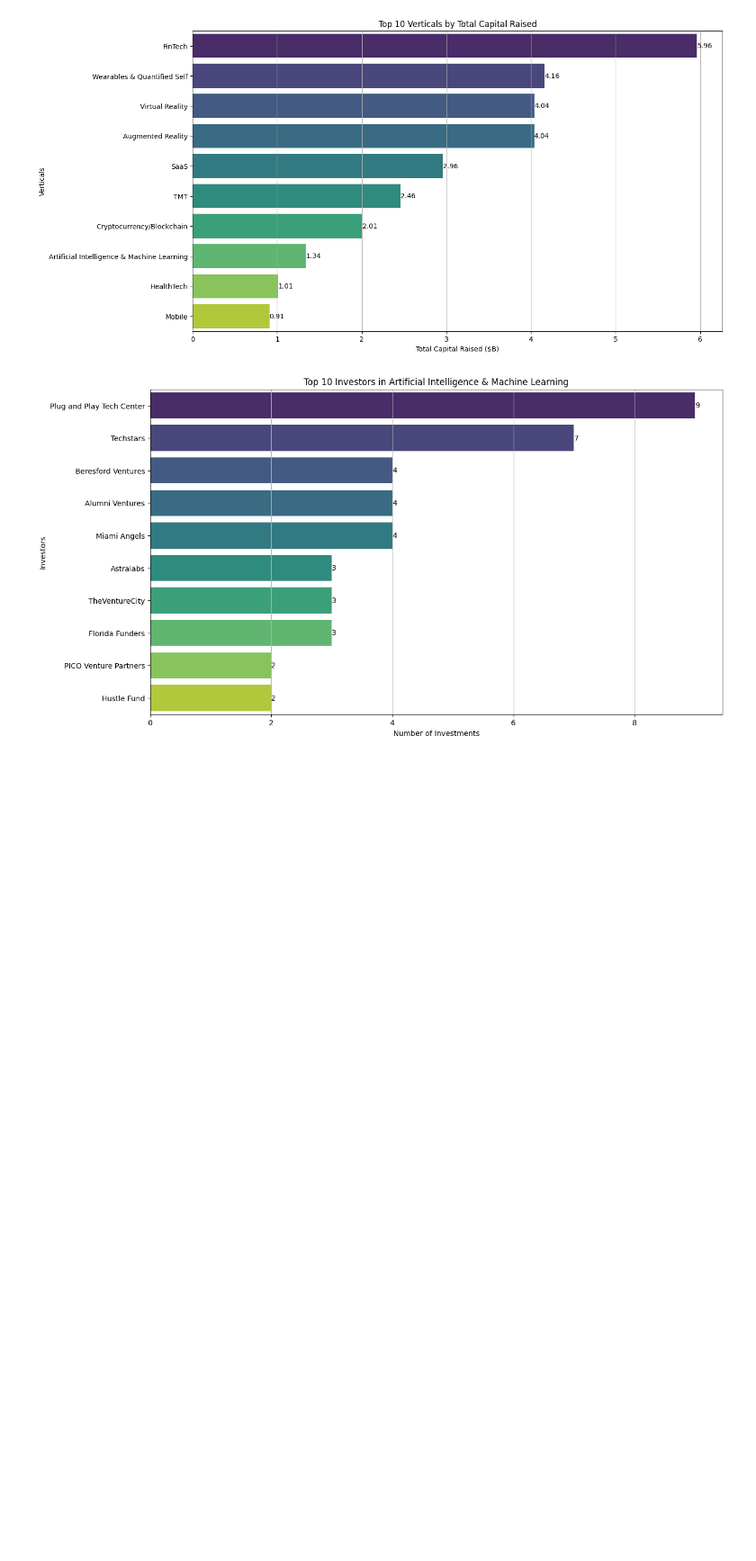
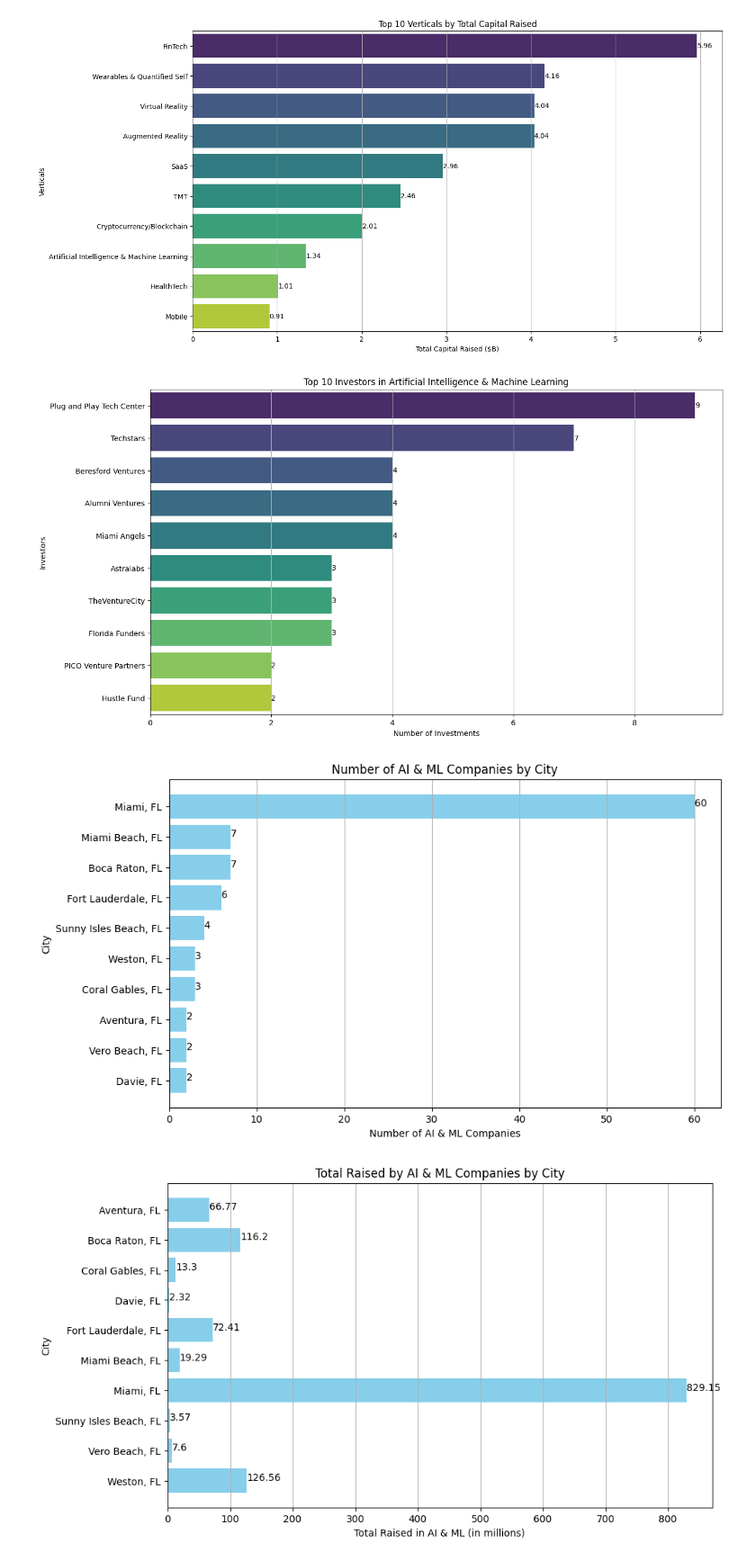
Before and after one commit to brhnsebin/asg3, a Jupyter notebook: selected-core-tech-area.ipynb, the cells around one changed output. Shown at 90% size. Saved outputs shown, nothing was run; the diff lists cells and outputs as text; code cells hidden in the pictures; blank space fills up the shorter version.

Commit message:
Kaggle Notebook | Selected Core Tech Area | Version 12

```diff
--- a/selected-core-tech-area.ipynb
+++ b/selected-core-tech-area.ipynb
@@ -410,3 +410,69 @@ plt.show()
 # %% [output]
 [figure]
 [figure]
+# %%
+# Import necessary libraries
+import pandas as pd
+import matplotlib.pyplot as plt
+
+# Load the Excel file
+data = pd.read_excel("/kaggle/input/miamicompanies/Miami Companies who raised since 2020.xlsx", header=8)
+
+# Split the 'Verticals' column into separate rows
+split_verticals = data.assign(Verticals=data['Verticals'].str.split(',')).explode('Verticals')
+
+# Trim whitespace
+split_verticals['Verticals'] = split_verticals['Verticals'].str.strip()
+
+# Filter for companies in the 'Artificial Intelligence & Machine Learning' vertical
+ai_ml_data = split_verticals[split_verticals['Verticals'] == 'Artificial Intelligence & Machine Learning']
+
+# Number of companies in this vertical by city
+ai_ml_companies_by_city = ai_ml_data['HQ Location'].value_counts()
+
+# Total raised money by these companies by city
+ai_ml_total_raised_by_city = ai_ml_data.groupby('HQ Location')['Total Raised'].sum()
+
+# Convert the series to dataframes for easier manipulation
+ai_ml_companies_by_city_df = ai_ml_companies_by_city.reset_index()
+ai_ml_companies_by_city_df.columns = ['HQ Location', 'Number of Companies']
+
+ai_ml_total_raised_by_city_df = ai_ml_total_raised_by_city.reset_index()
+ai_ml_total_raised_by_city_df.columns = ['HQ Location', 'Total Raised in AI & ML']
+
+# Display the top 10 cities by number of companies
+ai_ml_companies_by_city_df_top_10 = ai_ml_companies_by_city_df.head(10)
+
+# Plot the number of AI & ML companies in the top 10 cities
+plt.figure(figsize=(10,6))
+plt.barh(ai_ml_companies_by_city_df_top_10['HQ Location'][::-1], ai_ml_companies_by_city_df_top_10['Number of Companies'][::-1], color='skyblue')
+plt.xlabel('Number of AI & ML Companies')
+plt.ylabel('City')
+plt.title('Number of AI & ML Companies by City')
+plt.grid(axis='x')
+
+# Add data labels
+for index, value in enumerate(ai_ml_companies_by_city_df_top_10['Number of Companies'][::-1]):
+    plt.text(value, index, str(value))
+
+plt.show()
+
+# Display the total raised money by these companies in the top 10 cities
+ai_ml_total_raised_by_city_df_top_10 = ai_ml_total_raised_by_city_df[ai_ml_total_raised_by_city_df['HQ Location'].isin(ai_ml_companies_by_city_df_top_10['HQ Location'])]
+
+# Plot the total raised money by AI & ML companies in the top 10 cities
+plt.figure(figsize=(10,6))
+plt.barh(ai_ml_total_raised_by_city_df_top_10['HQ Location'][::-1], ai_ml_total_raised_by_city_df_top_10['Total Raised in AI & ML'][::-1], color='skyblue')
+plt.xlabel('Total Raised in AI & ML (in millions)')
+plt.ylabel('City')
+plt.title('Total Raised by AI & ML Companies by City')
+plt.grid(axis='x')
+
+# Add data labels
+for index, value in enumerate(ai_ml_total_raised_by_city_df_top_10['Total Raised in AI & ML'][::-1]):
+    plt.text(value, index, str(round(value, 2)))
+
+plt.show()
+# %% [output]
+[figure, added]
+[figure, added]
```
